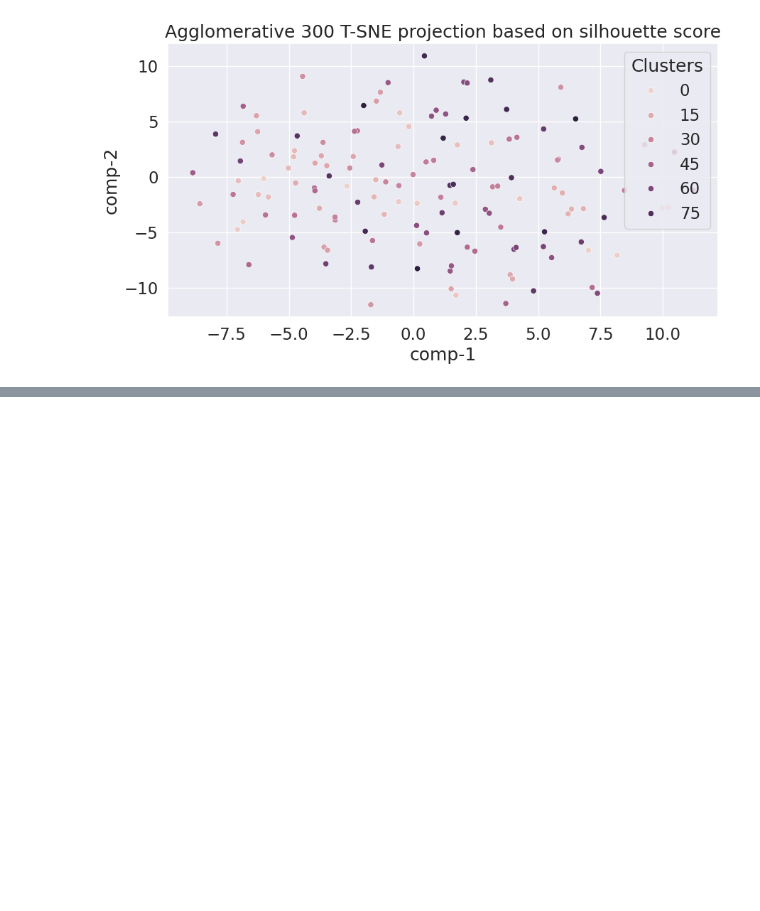
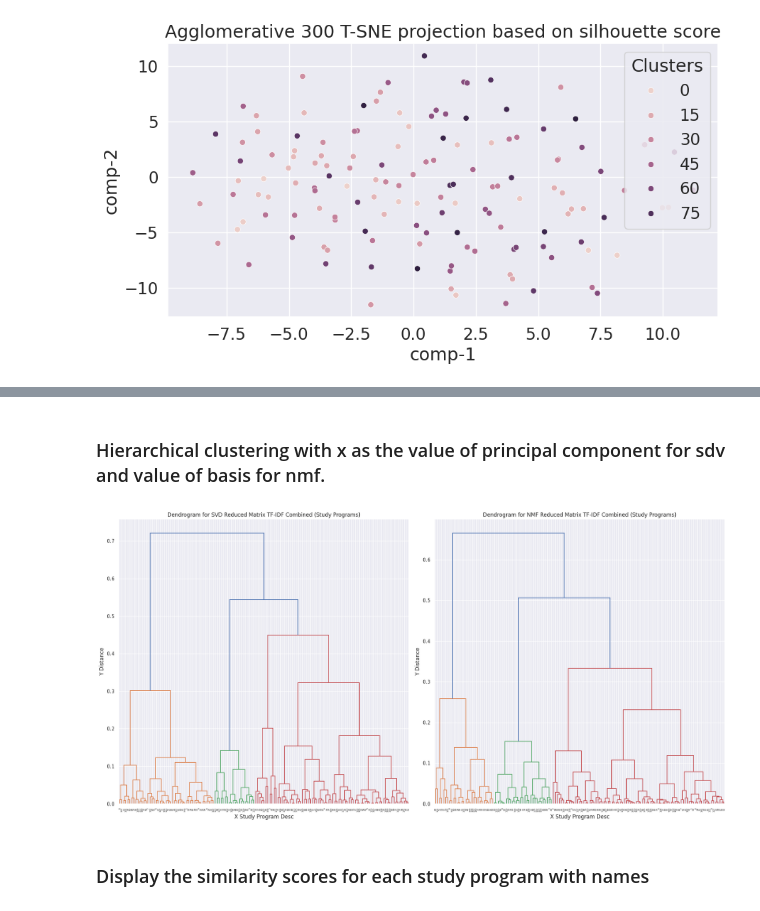
Before and after one commit to enzeeeh/ds-project, a Jupyter notebook: ds-lab1/Text_Mining_Analysis_DS_LAB1_Topic.ipynb, the cells around one changed output, grey strips where cells are left out. Saved outputs shown, nothing was run; the diff lists cells and outputs as text; code cells hidden in the pictures; blank space fills up the shorter version.

```diff
--- a/ds-lab1/Text_Mining_Analysis_DS_LAB1_Topic.ipynb
+++ b/ds-lab1/Text_Mining_Analysis_DS_LAB1_Topic.ipynb
@@ -983,0 +821,11 @@ plot_dendrograms(linkage_matrices, titles, xlabels, ylabels, axhline_ys)
+# %%
+# List of DataFrames and method names
+dfs = [df_programs_svd, df_programs_nmf]
+method_names = [
+    'TF-IDF Using SVD',
+    'TF-IDF Using NMF',
+]
+
+# Find max and min study programs in each cluster for each DataFrame
+for df, method_name in zip(dfs, method_names):
+    find_max_min_study_programs(df, method_name)
@@ -1943,0 +2125,6 @@ visualize_clusters(X_tfidf.toarray(), y_agg_clustring_300, clusters_count, title
+# %%
+clustering_plot = ClusteringPlot(dfs, centroids, titles, xlabels, ylabels)
+fig = clustering_plot.plot()
+
+# Show the plot
+fig.show()
@@ -1943,0 +2133,2 @@ visualize_clusters(X_tfidf.toarray(), y_agg_clustring_300, clusters_count, title
+# %% [markdown]
+### Hierarchical clustering with x as the value of principal component for sdv and value of basis for nmf.
@@ -1943,0 +2154,27 @@ visualize_clusters(X_tfidf.toarray(), y_agg_clustring_300, clusters_count, title
+# %%
+def plot_dendrograms(linkage_matrices, titles, xlabels, ylabels, axhline_ys=None):
+    fig, axes = plt.subplots(1, 2, figsize=(20, 10))
+    axes = axes.flatten()  # Flatten the 2x2 array of axes for easy iteration
+
+    for i, ax in enumerate(axes):
+        dendrogram = shc.dendrogram(linkage_matrices[i], ax=ax)
+        ax.set_title(titles[i])
+        ax.set_xlabel(xlabels[i])
+        ax.set_ylabel(ylabels[i])
+        if axhline_ys and axhline_ys[i]:
+            ax.axhline(y=axhline_ys[i], color='r', linestyle='--')
+
+    plt.tight_layout()
+    plt.show()
+# %%
+linkage_matrices = [linkage_matrix_svd_programs, linkage_matrix_nmf_programs]
+titles = ['Dendrogram for SVD Reduced Matrix TF-IDF Combined (Study Programs)', 'Dendrogram for NMF Reduced Matrix TF-IDF Combined (Study Programs)']
+xlabels = ['X Study Program Desc', 'X Study Program Desc', 'X Study Program Desc', 'X Study Program Desc']
+ylabels = ['Y Distance', 'Y Distance', 'Y Distance', 'Y Distance']
+axhline_ys = [10, 15, 20, 25]  # Example y-values for horizontal lines
+
+plot_dendrograms(linkage_matrices, titles, xlabels, ylabels, axhline_ys)
+# %% [output]
+[figure, added]
+# %% [markdown]
+### Display the similarity scores for each study program with names
```
Also changed, not shown: parts of 62 cells of this notebook.
